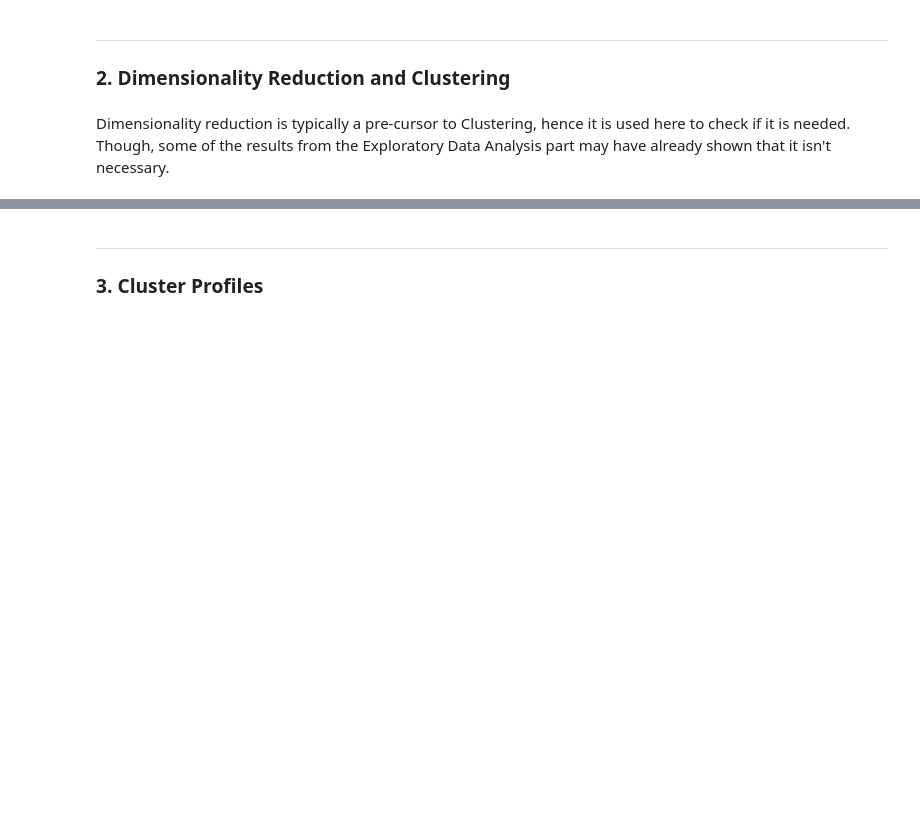
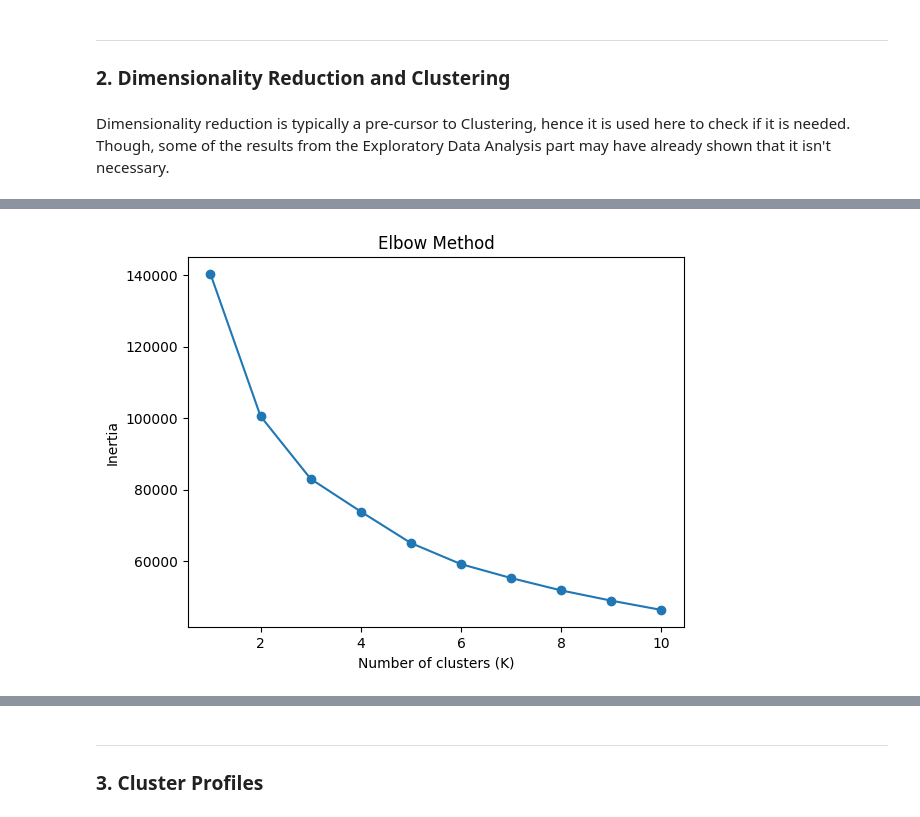
Before and after one commit to ja-ada05/ccard_ml, a Jupyter notebook: inference/cc.ipynb, the cells around one changed output, grey strips where cells are left out. Drawn from its saved outputs; the diff is of its cells as text; code cells hidden in the pictures; blank space fills up the shorter version.

```diff
--- a/inference/cc.ipynb
+++ b/inference/cc.ipynb
@@ -791,17 +757,0 @@ plt.show()
-# %%
-K_range = range(2, 11)
-sil_scores = []
-
-for k in K_range:
-    kmeans = KMeans(n_clusters=k, random_state=42, n_init=10)
-    labels = kmeans.fit_predict(scaled_df)
-    sil_scores.append(silhouette_score(scaled_df, labels))
-
-plt.figure()
-plt.plot(K_range, sil_scores, marker='o')
-plt.xlabel('Number of clusters (K)')
-plt.ylabel('Silhouette Score')
-#plt.axvline(x=3, color='red', linestyle='--')
-plt.legend(['Silhouette Score', 'Chosen K'])
-plt.title('Silhouette Analysis')
-plt.show()
@@ -828,0 +761,5 @@ Using K-Means clustering with all of the features yields low silhouette scores (
+# %%
+pca = PCA(n_components=8, random_state=42)
+transformed = pca.fit_transform(scaled_df)
+
+df_pca = pd.DataFrame(transformed)
@@ -828,0 +787,18 @@ Using K-Means clustering with all of the features yields low silhouette scores (
+# %%
+#kmeans usign the pca transformed data
+K_range = range(1, 11)
+inertia = []
+
+for k in K_range:
+    kmeans = KMeans(n_clusters=k, random_state=42, n_init=10)
+    kmeans.fit(df_pca)
+    inertia.append(kmeans.inertia_)
+
+plt.figure()
+plt.plot(K_range, inertia, marker='o')
+plt.xlabel('Number of clusters (K)')
+#plt.axvline(x=3, color='red', linestyle='--')
+plt.ylabel('Inertia')
+plt.title('Elbow Method')
+plt.show()
+# %% [output]
@@ -828,0 +822 @@ Using K-Means clustering with all of the features yields low silhouette scores (
+[figure, added]
```
Also changed, not shown: parts of 29 cells of this notebook.
